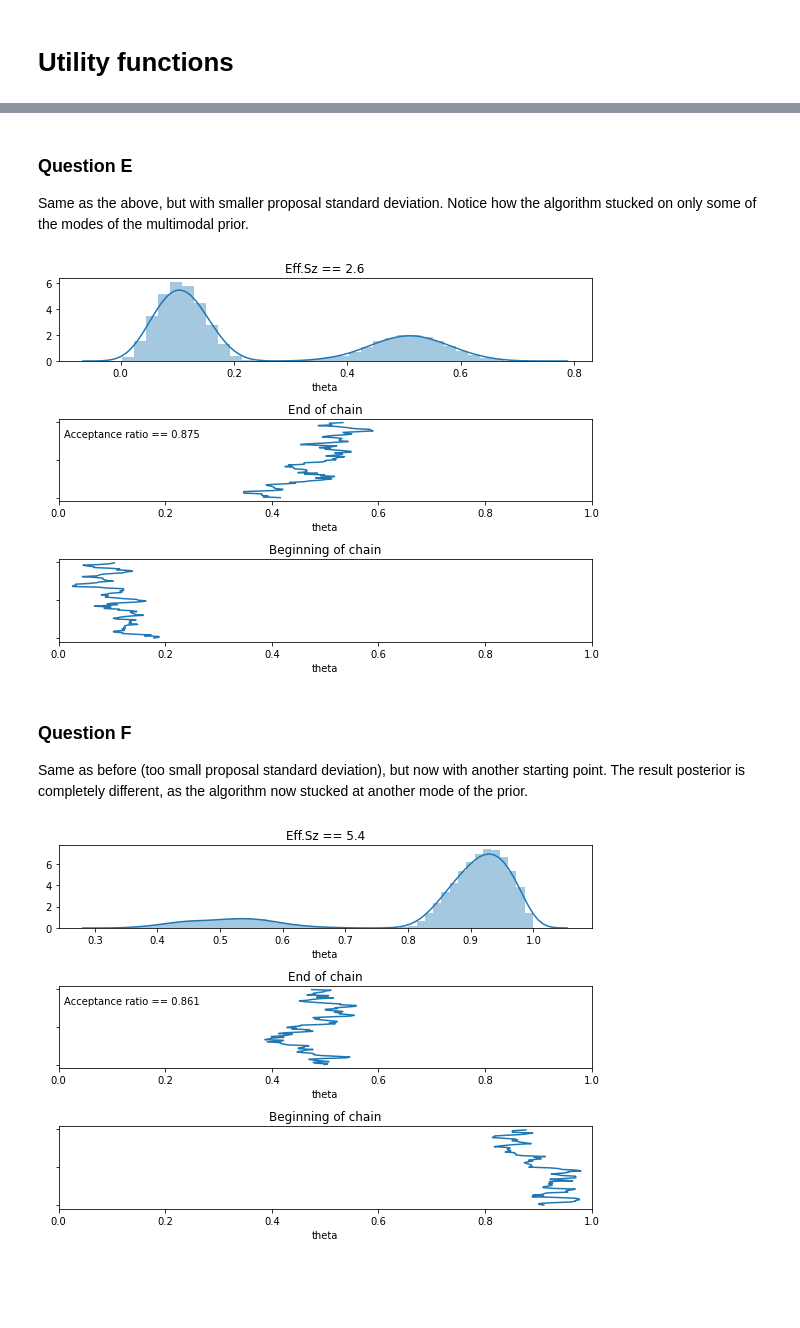
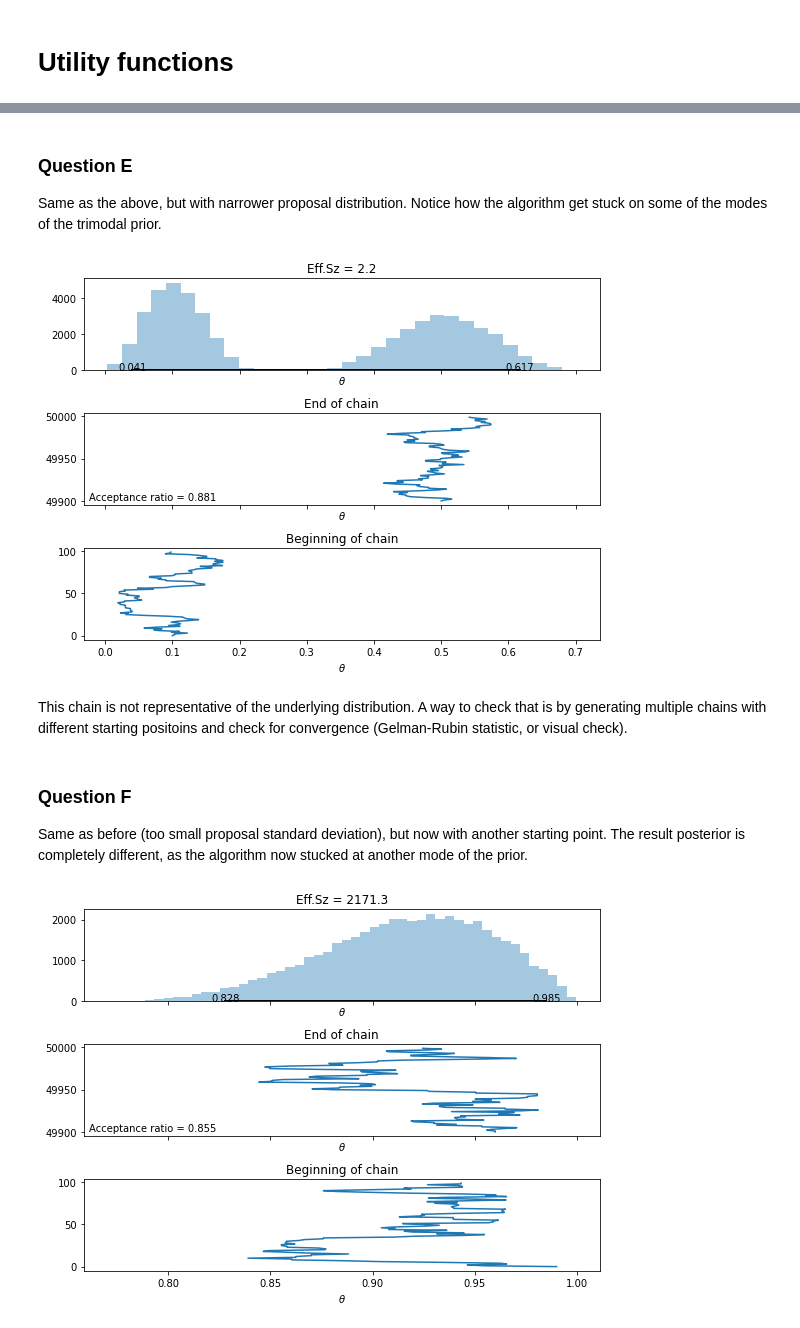
Before and after one commit to Nagasaki45/dbdapy, a Jupyter notebook: ch07.ipynb, the cells around one changed output, grey strips where cells are left out. Saved outputs shown, nothing was run; the diff lists cells and outputs as text; code cells hidden in the pictures; blank space fills up the shorter version.

```diff
--- a/ch07.ipynb
+++ b/ch07.ipynb
@@ -124,3 +105,27 @@ def plot_trace_analysis(trace):
+# %%
+def plot_trace_analysis(trace : np.array):
+    effective_size = ess(trace)
+    acc_ratio = acceptance_ratio(trace)
+    hdi = trace_hdi(trace)
+
+    _, axes = plt.subplots(nrows=3, figsize=(8, 6), sharex=True)
+
+    axes[0].set_title(f'Eff.Sz = {effective_size:.1f}')
+    sns.distplot(trace, ax=axes[0], kde=False)
+    plot_utils.hdi(hdi, ax=axes[0])
+
+    axes[1].set_title('End of chain')
+    N = len(trace)
+    axes[1].plot(trace[-100:], np.arange(-100, 0) + N)
+    axes[1].annotate(f'Acceptance ratio = {acc_ratio:.3f}', xy=(5, 5), xycoords='axes points')
+
+    axes[2].set_title('Beginning of chain')
+    axes[2].plot(trace[:100], range(100))
+
+    for ax in axes:
+        ax.set_xlabel(r'$\theta$')
+
+    plt.tight_layout()
 # %%
 plot_trace_analysis(trace_proposal_sd002)
 # %% [output]
@@ -199,8 +201,9 @@ Define an irregular prior and plot it.
 # %%
 def prior(theta):
-    return (np.cos(4 * np.pi * theta) + 1) ** 2 / 1.5
+    window = stats.distributions.uniform.pdf(theta)
+    return window * (np.cos(4 * np.pi * theta) + 1) ** 2 / 1.5
 
-x = np.linspace(0, 1, 100)
+x = np.linspace(-0.5, 1.5, 100)
 plt.plot(x, prior(x))
 plt.title('Alternative prior')
 _ = plt.xlabel('$\Theta$')
@@ -227,12 +225,7 @@ Using the prior above to infer posterior for different data.
 # %%
-data = (0, 1, 1)
+data = [0, 1, 1]
+posterior = lambda theta: bern_likelihood(theta, data) * prior(theta)
 
-
-# Update the target probability again to use the new data
-def target_relative_probability(theta, data):
-    return likelihood(theta, data) * prior(theta)
-
-
-trace = metropolis(target_relative_probability, proposal_sd=0.2)
+trace = np.array(list(metropolis_gen(posterior, proposal_sd=0.2)))
 plot_trace_analysis(trace)
 # %% [output]
@@ -240,18 +233,20 @@ plot_trace_analysis(trace)
 # %% [markdown]
 ### Question E
 
-Same as the above, but with smaller proposal standard deviation. Notice how the algorithm stucked on only some of the modes of the multimodal prior.
+Same as the above, but with narrower proposal distribution. Notice how the algorithm get stuck on some of the modes of the trimodal prior.
 # %%
-trace = metropolis(target_relative_probability, proposal_sd=0.02)
+trace = np.array(list(metropolis_gen(posterior, proposal_sd=0.02)))
 plot_trace_analysis(trace)
 # %% [output]
-[figure, old version]
+[figure, new version]
+# %% [markdown]
+This chain is not representative of the underlying distribution. A way to check that is by generating multiple chains with different starting positoins and check for convergence (Gelman-Rubin statistic, or visual check).
 # %% [markdown]
 ### Question F
 
 Same as before (too small proposal standard deviation), but now with another starting point. The result posterior is completely different, as the algorithm now stucked at another mode of the prior.
 # %%
-trace = metropolis(target_relative_probability, proposal_sd=0.02, starting_point=.99)
+trace = np.array(list(metropolis_gen(posterior, proposal_sd=0.02, starting_position=0.99)))
 plot_trace_analysis(trace)
 # %% [output]
-[figure, old version]
+[figure, new version]
```
Also changed, not shown: parts of 24 cells of this notebook, 2 other files.
